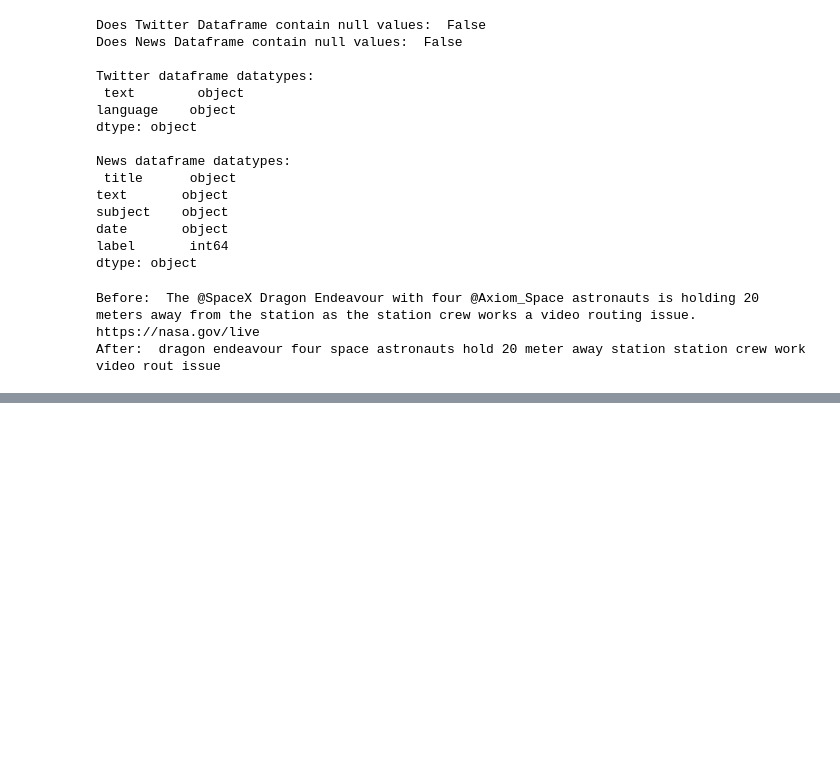
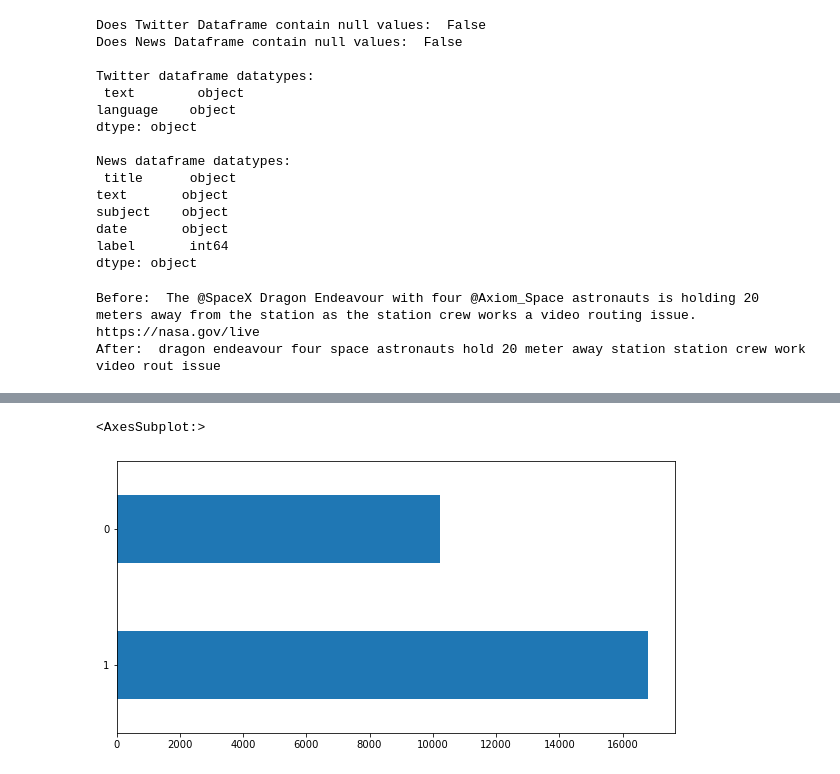
Before and after one commit to nikkenu/JODA, a Jupyter notebook: harjoitustyo/harjoitustyo.ipynb, the cells around one changed output, grey strips where cells are left out. Saved outputs shown, nothing was run; the diff lists cells and outputs as text; code cells hidden in the pictures; blank space fills up the shorter version.

```diff
--- a/harjoitustyo/harjoitustyo.ipynb
+++ b/harjoitustyo/harjoitustyo.ipynb
@@ -224,0 +230,3 @@ news_df.head()
+# %%
+train_df, test_df = train_test_split(news_df, test_size=0.2)
+train_df.head()
@@ -224,0 +264,5 @@ news_df.head()
+# %%
+train_df['label'].value_counts().plot(kind='barh', figsize=(10,5))
+# %% [output]
+<AxesSubplot:>
+[figure, added]
```
Also changed, not shown: parts of 12 cells of this notebook.
